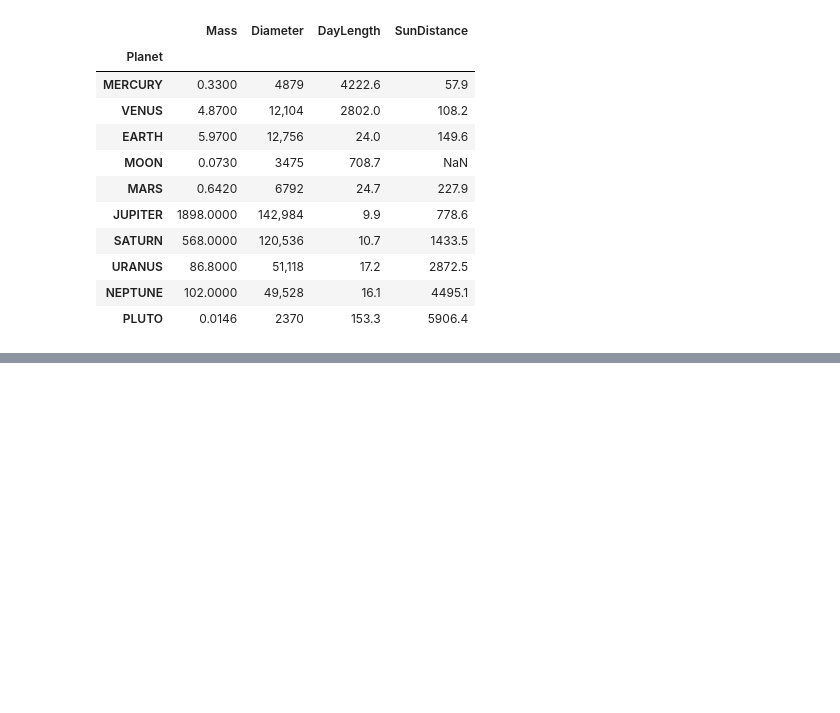
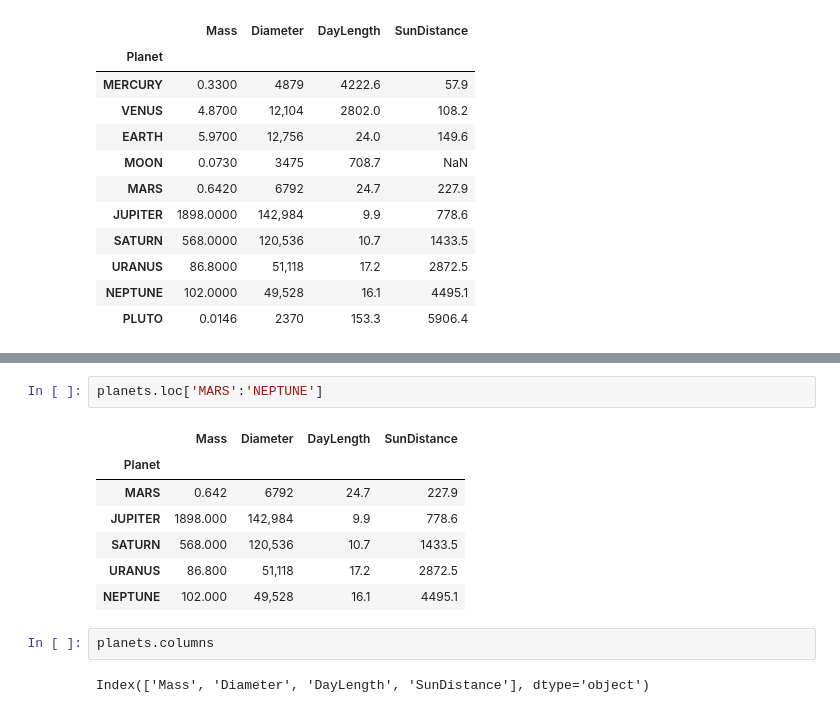
Before and after one commit to aicharya/PyStatsLi, a Jupyter notebook: Intro.ipynb, the cells around one changed output, grey strips where cells are left out. Saved outputs shown, nothing was run; the diff lists cells and outputs as text; blank space fills up the shorter version.

```diff
--- a/Intro.ipynb
+++ b/Intro.ipynb
@@ -135,0 +160,14 @@ planets
+# %%
+planets.loc['MARS':'NEPTUNE']
+# %% [output]
+|  | Mass | Diameter | DayLength | SunDistance |
+| Planet |  |  |  |  |
+| MARS | 0.642 | 6792 | 24.7 | 227.9 |
+| JUPITER | 1898.000 | 142,984 | 9.9 | 778.6 |
+| SATURN | 568.000 | 120,536 | 10.7 | 1433.5 |
+| URANUS | 86.800 | 51,118 | 17.2 | 2872.5 |
+| NEPTUNE | 102.000 | 49,528 | 16.1 | 4495.1 |
+# %%
+planets.columns
+# %% [output]
+Index(['Mass', 'Diameter', 'DayLength', 'SunDistance'], dtype='object')
```
Also changed, not shown: parts of 5 cells of this notebook.
